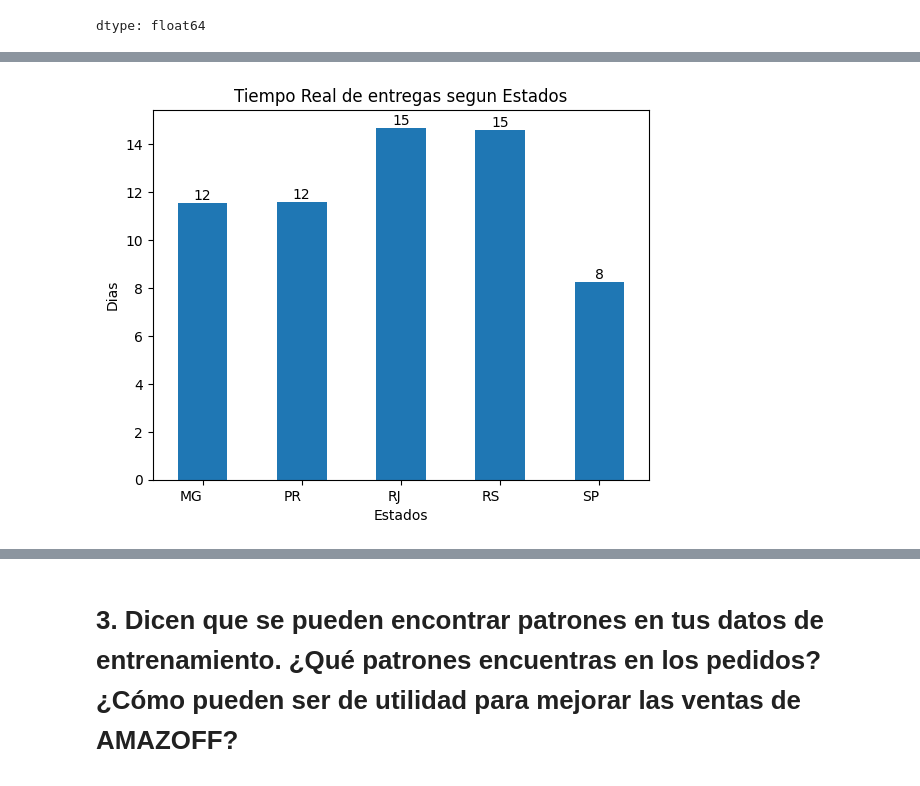
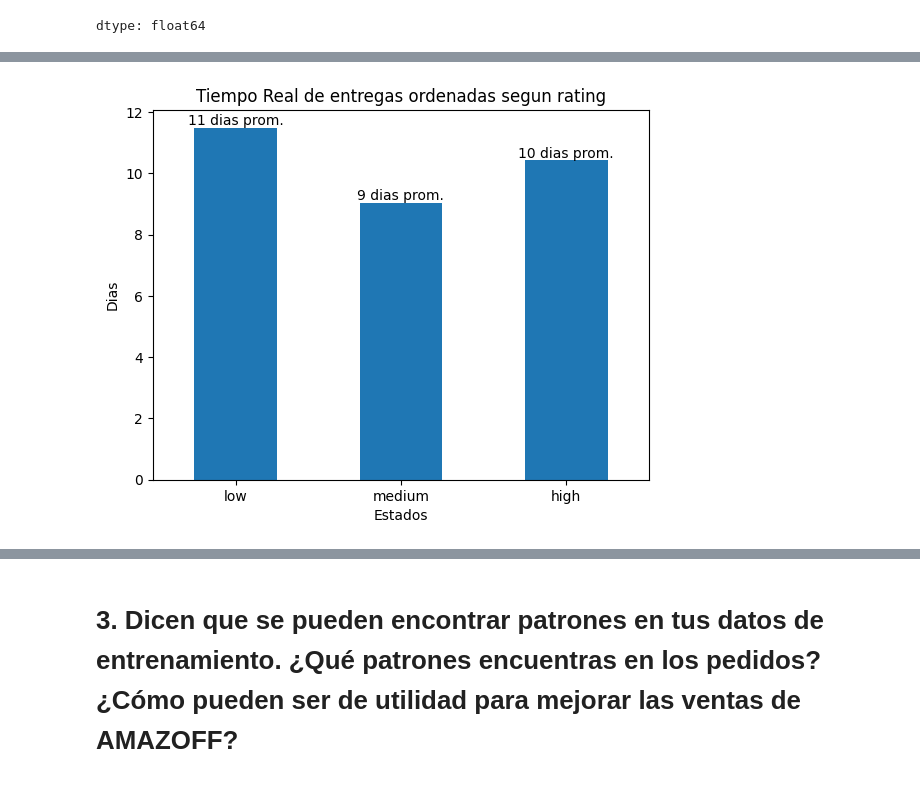
Before and after one commit to julvc/python_diplo, a Jupyter notebook: MP2.ipynb, the cells around one changed output, grey strips where cells are left out. Cells and saved outputs as stored; diff of their text form; code cells hidden in the pictures.

```diff
--- a/MP2.ipynb
+++ b/MP2.ipynb
@@ -242,10 +242,14 @@ dtype: float64
 
 ########################################################################################################################
 
-df['total_price'] = df['price']+df['shipping']
-df.groupby('rating_class')['total_price'].mean().plot(kind='bar')
-plt.xlabel('Rating Class')
-plt.ylabel('Average Total Price')
-plt.title('Precio Total segun Rating Class')
+total_price_mean = df.groupby('rating_class')['total_price'].mean()
+total_price_mean.plot(kind='bar')
+for i, v in enumerate(total_price_mean):
+    plt.text(i, v, str(round(v)), ha='center', va='bottom')
+
+plt.xlabel('Rating')
+plt.ylabel('Precio Promedio')
+plt.title('Precio Total segun Rating')
+plt.xticks(ticks=range(len(total_price_mean.index)), labels=total_price_mean.index, rotation=0, ha='center')
 plt.show()
 # %% [output]
@@ -253,20 +257,20 @@ plt.show()
 # %%
 # Gráfico 2: [ Tiempo Real de entregas segun Estados ]
 
 ########################################################################################################################
 df['real_delivery_in_days'] = abs(df['purchased'] - df['delivered']).dt.days
-mean_delivery_times = df.groupby('state')['real_delivery_in_days'].mean()
+mean_delivery_times = df.groupby('rating_class')['real_delivery_in_days'].mean()
 mean_delivery_times.plot(kind='bar')
 for i, v in enumerate(mean_delivery_times):
-    plt.text(i, v, str(round(v)), ha='center', va='bottom')
+    plt.text(i, v, str(round(v)) + ' dias prom.', ha='center', va='bottom')
 
 plt.xlabel('Estados')
 plt.ylabel('Dias')
-plt.title('Tiempo Real de entregas segun Estados')
-plt.xticks(ticks=range(len(mean_delivery_times.index)), labels=mean_delivery_times.index, rotation=0, ha='right')
+plt.title('Tiempo Real de entregas ordenadas segun rating')
+plt.xticks(ticks=range(len(mean_delivery_times.index)), labels=mean_delivery_times.index, rotation=0, ha='center')
 plt.show()
 # %% [output]
-[figure, old version]
+[figure, new version]
 # %%
 # Modifica la lista de columnas a eliminar según consideres.
 
```
Also changed, not shown: parts of 3 cells of this notebook.
